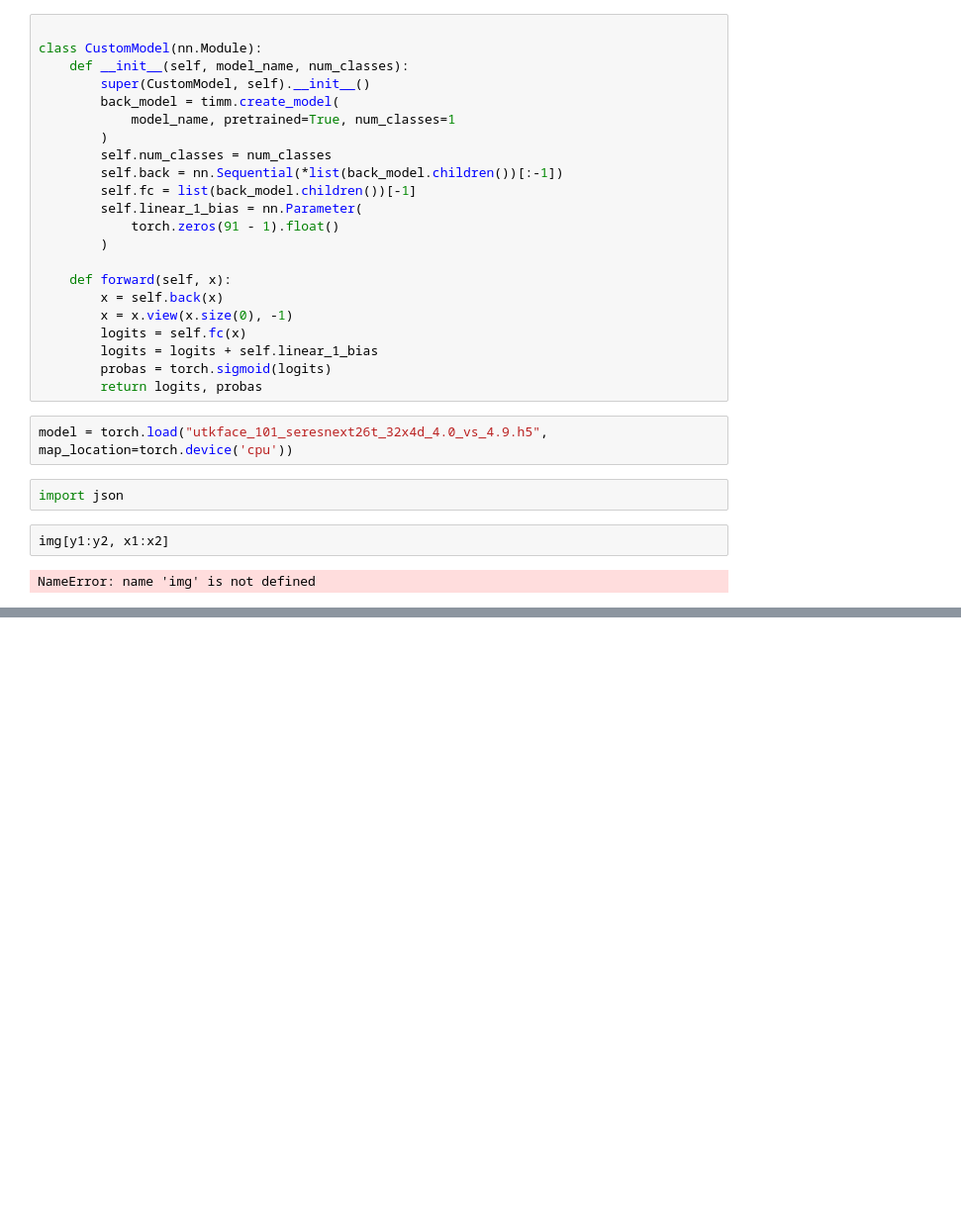
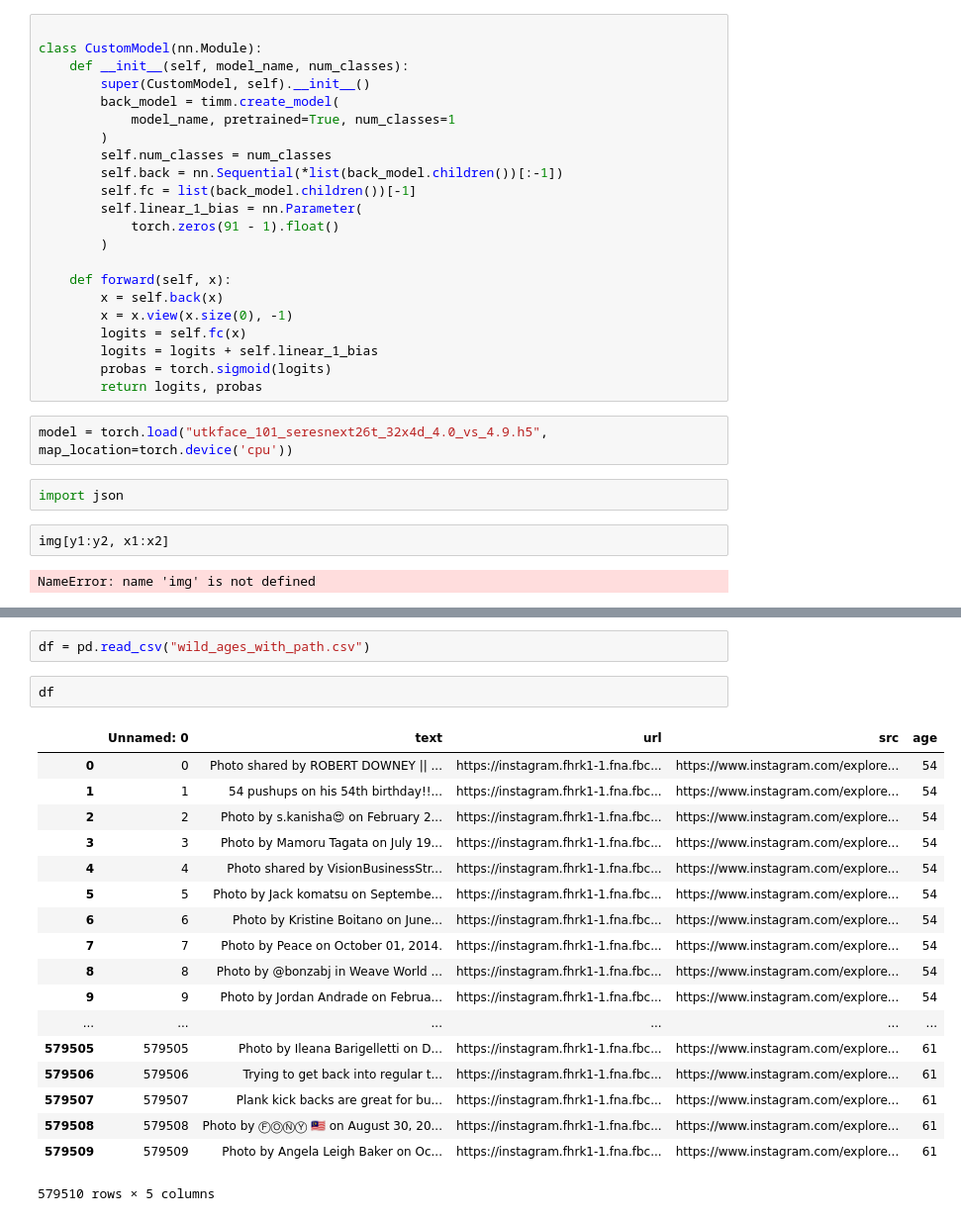
Before and after one commit to shpq/utils, a Jupyter notebook: training/age/ages_from_the_wild/detections_vis.ipynb, the cells around one changed output, grey strips where cells are left out. Shown at 99% size. Drawn from its saved outputs; the diff is of its cells as text; blank space fills up the shorter version.

```diff
--- a/training/age/ages_from_the_wild/detections_vis.ipynb
+++ b/training/age/ages_from_the_wild/detections_vis.ipynb
@@ -83,0 +326,23 @@ NameError: name 'img' is not defined
+# %%
+df = pd.read_csv("wild_ages_with_path.csv")
+# %%
+df
+# %% [output]
+|  | Unnamed: 0 | text | url | src | age |
+| 0 | 0 | Photo shared by ROBERT DOWNEY || ... | https://instagram.fhrk1-1.fna.fbc... | https://www.instagram.com/explore... | 54 |
+| 1 | 1 | 54 pushups on his 54th birthday!!... | https://instagram.fhrk1-1.fna.fbc... | https://www.instagram.com/explore... | 54 |
+| 2 | 2 | Photo by s.kanisha😍 on February 2... | https://instagram.fhrk1-1.fna.fbc... | https://www.instagram.com/explore... | 54 |
+| 3 | 3 | Photo by Mamoru Tagata on July 19... | https://instagram.fhrk1-1.fna.fbc... | https://www.instagram.com/explore... | 54 |
+| 4 | 4 | Photo shared by VisionBusinessStr... | https://instagram.fhrk1-1.fna.fbc... | https://www.instagram.com/explore... | 54 |
+| 5 | 5 | Photo by Jack komatsu on Septembe... | https://instagram.fhrk1-1.fna.fbc... | https://www.instagram.com/explore... | 54 |
+| 6 | 6 | Photo by Kristine Boitano on June... | https://instagram.fhrk1-1.fna.fbc... | https://www.instagram.com/explore... | 54 |
+| 7 | 7 | Photo by Peace on October 01, 2014. | https://instagram.fhrk1-1.fna.fbc... | https://www.instagram.com/explore... | 54 |
+| 8 | 8 | Photo by @bonzabj in Weave World ... | https://instagram.fhrk1-1.fna.fbc... | https://www.instagram.com/explore... | 54 |
+| 9 | 9 | Photo by Jordan Andrade on Februa... | https://instagram.fhrk1-1.fna.fbc... | https://www.instagram.com/explore... | 54 |
+| ... | ... | ... | ... | ... | ... |
+| 579505 | 579505 | Photo by Ileana Barigelletti on D... | https://instagram.fhrk1-1.fna.fbc... | https://www.instagram.com/explore... | 61 |
+| 579506 | 579506 | Trying to get back into regular t... | https://instagram.fhrk1-1.fna.fbc... | https://www.instagram.com/explore... | 61 |
+| 579507 | 579507 | Plank kick backs are great for bu... | https://instagram.fhrk1-1.fna.fbc... | https://www.instagram.com/explore... | 61 |
+| 579508 | 579508 | Photo by ⒻⓄⓃⓎ 🇲🇾 on August 30, 20... | https://instagram.fhrk1-1.fna.fbc... | https://www.instagram.com/explore... | 61 |
+| 579509 | 579509 | Photo by Angela Leigh Baker on Oc... | https://instagram.fhrk1-1.fna.fbc... | https://www.instagram.com/explore... | 61 |
+579510 rows × 5 columns
```
Also changed, not shown: parts of 23 cells of this notebook, 4 other files.
